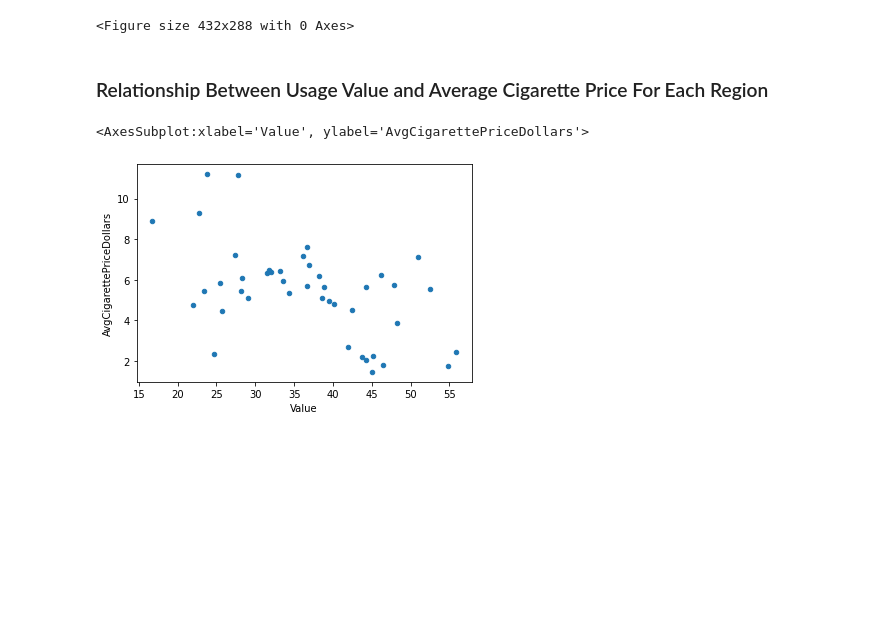
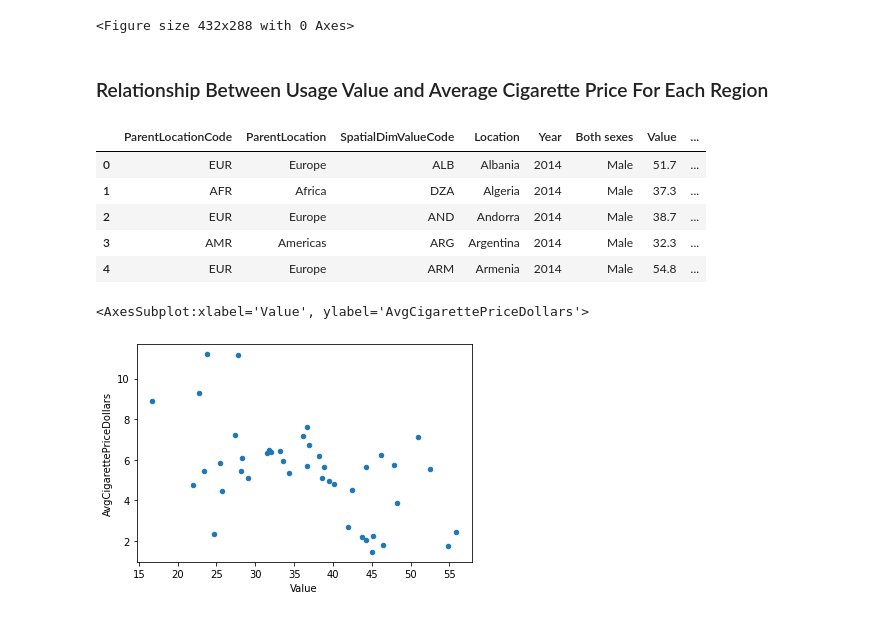
Before and after one commit to aidanwc2/Team_3, a Jupyter notebook: report.ipynb, the cells around one changed output. Saved outputs shown, nothing was run; the diff lists cells and outputs as text; code cells hidden in the pictures; blank space fills up the shorter version.

```diff
--- a/report.ipynb
+++ b/report.ipynb
@@ -113,6 +106,16 @@ AxesSubplot(0.125,0.125;0.775x0.755)
 <Figure size 432x288 with 0 Axes>
 # %% [markdown]
 ### Relationship Between Usage Value and Average Cigarette Price For Each Region
+# %%
+df_combined = pd.read_csv("CombinedDataMale.csv")
+df_combined.head()
+# %% [output]
+|  | ParentLocationCode | ParentLocation | SpatialDimValueCode | Location | Year | Both sexes | Value | ... |
+| 0 | EUR | Europe | ALB | Albania | 2014 | Male | 51.7 | ... |
+| 1 | AFR | Africa | DZA | Algeria | 2014 | Male | 37.3 | ... |
+| 2 | EUR | Europe | AND | Andorra | 2014 | Male | 38.7 | ... |
+| 3 | AMR | Americas | ARG | Argentina | 2014 | Male | 32.3 | ... |
+| 4 | EUR | Europe | ARM | Armenia | 2014 | Male | 54.8 | ... |
 # %%
 df_combined = pd.read_csv("CombinedDataMale.csv")
 df_combined_e = df_combined[df_combined["ParentLocation"] == "Europe"]
```
Also changed, not shown: parts of 1 cell of this notebook.
